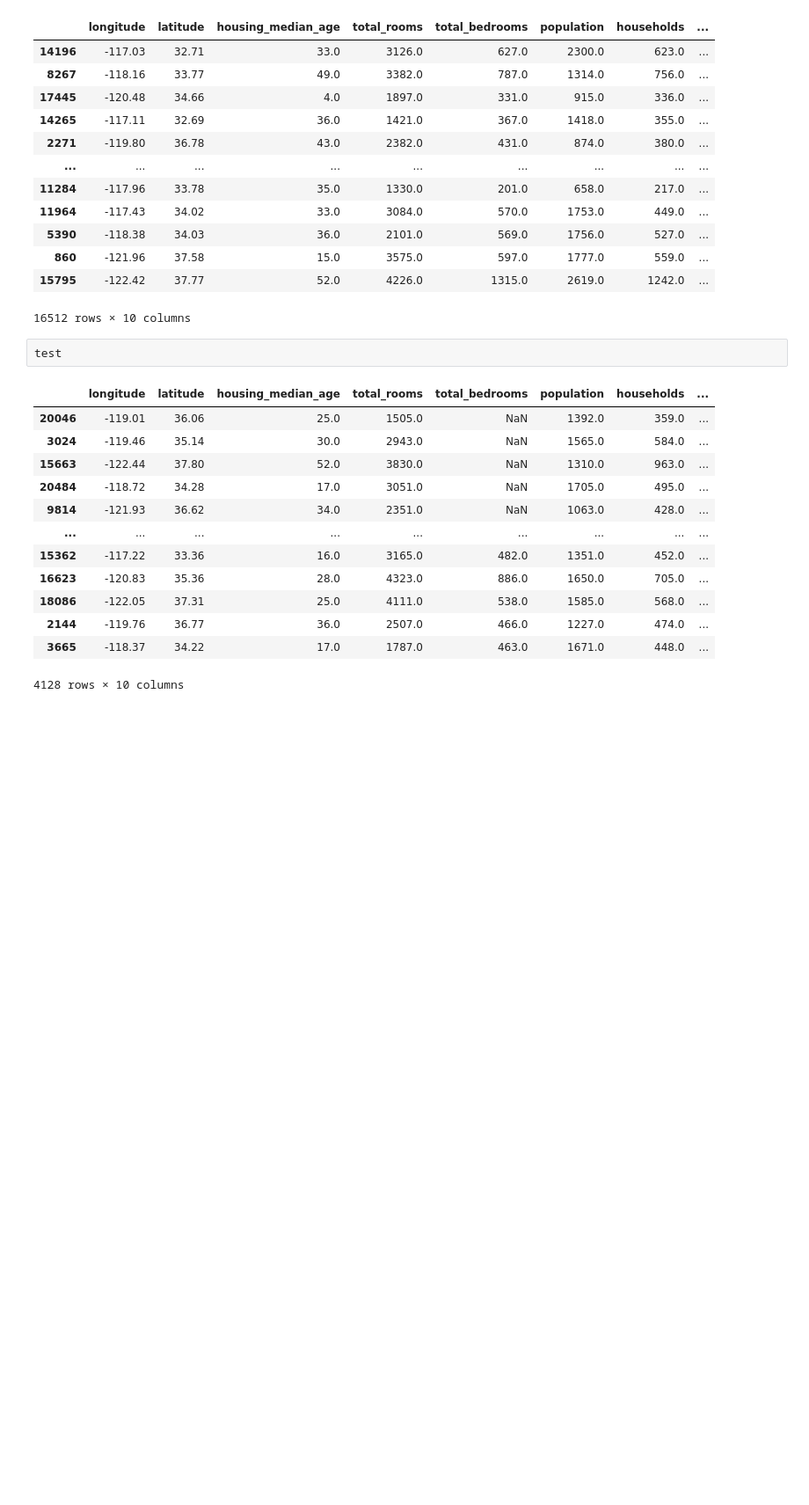
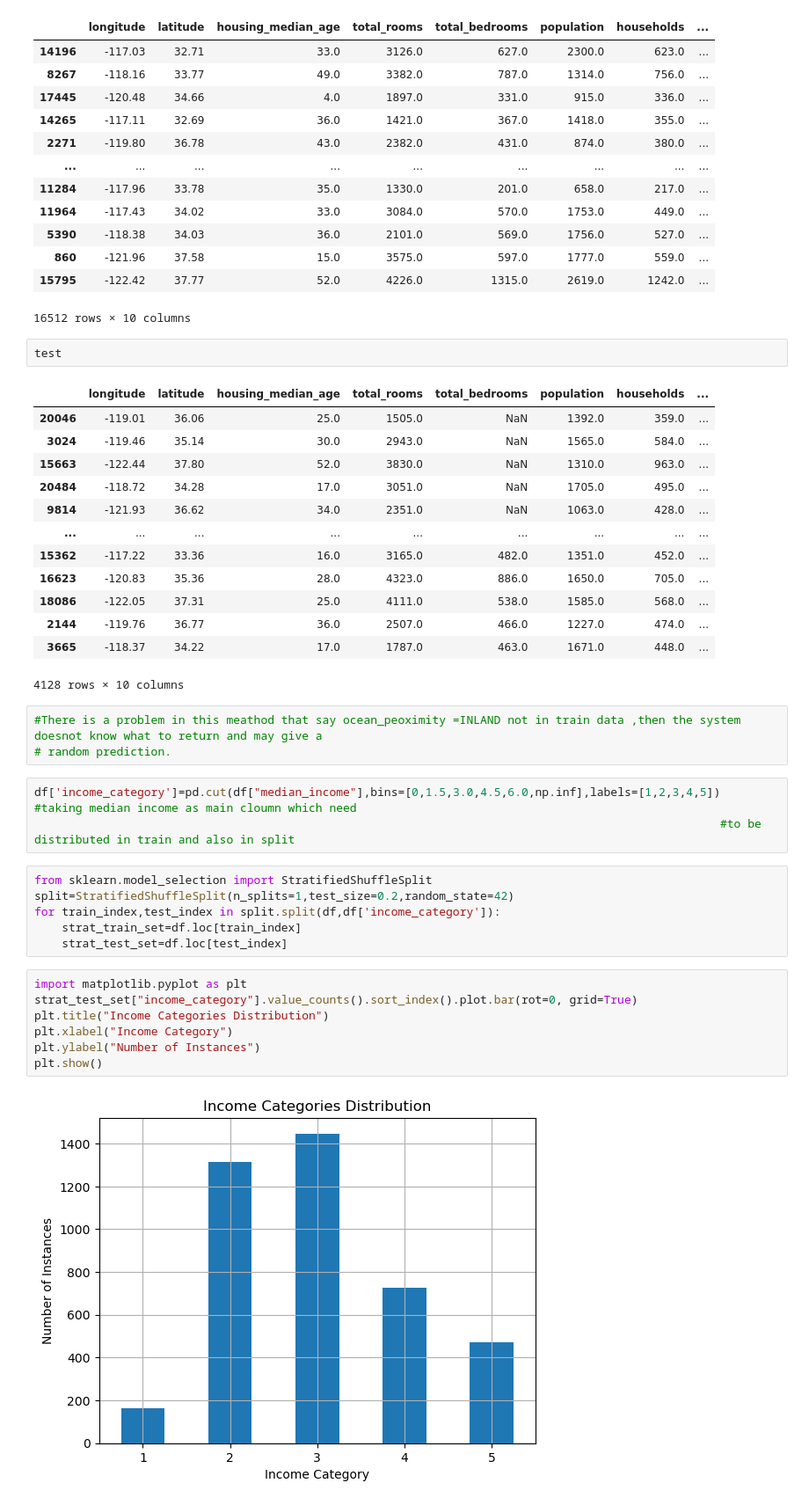
Before and after one commit to Sairaj-Serigara/DataScience, a Jupyter notebook: house price prediction/analysing data.ipynb, the cells around one changed output. Shown at 88% size. Cells and saved outputs as stored; diff of their text form; blank space fills up the shorter version.

Commit message:
startified split

```diff
--- a/house price prediction/analysing data.ipynb
+++ b/house price prediction/analysing data.ipynb
@@ -114,3 +114,24 @@ test
 | 2144 | -119.76 | 36.77 | 36.0 | 2507.0 | 466.0 | 1227.0 | 474.0 | ... |
 | 3665 | -118.37 | 34.22 | 17.0 | 1787.0 | 463.0 | 1671.0 | 448.0 | ... |
 4128 rows × 10 columns
+# %%
+#There is a problem in this meathod that say ocean_peoximity =INLAND not in train data ,then the system doesnot know what to return and may give a
+# random prediction.
+# %%
+df['income_category']=pd.cut(df["median_income"],bins=[0,1.5,3.0,4.5,6.0,np.inf],labels=[1,2,3,4,5])  #taking median income as main cloumn which need
+                                                                                                    #to be distributed in train and also in split
+# %%
+from sklearn.model_selection import StratifiedShuffleSplit
+split=StratifiedShuffleSplit(n_splits=1,test_size=0.2,random_state=42)
+for train_index,test_index in split.split(df,df['income_category']):
+    strat_train_set=df.loc[train_index]
+    strat_test_set=df.loc[test_index]
+# %%
+import matplotlib.pyplot as plt
+strat_test_set["income_category"].value_counts().sort_index().plot.bar(rot=0, grid=True)
+plt.title("Income Categories Distribution")
+plt.xlabel("Income Category")
+plt.ylabel("Number of Instances")
+plt.show()
+# %% [output]
+[figure, added]
```
